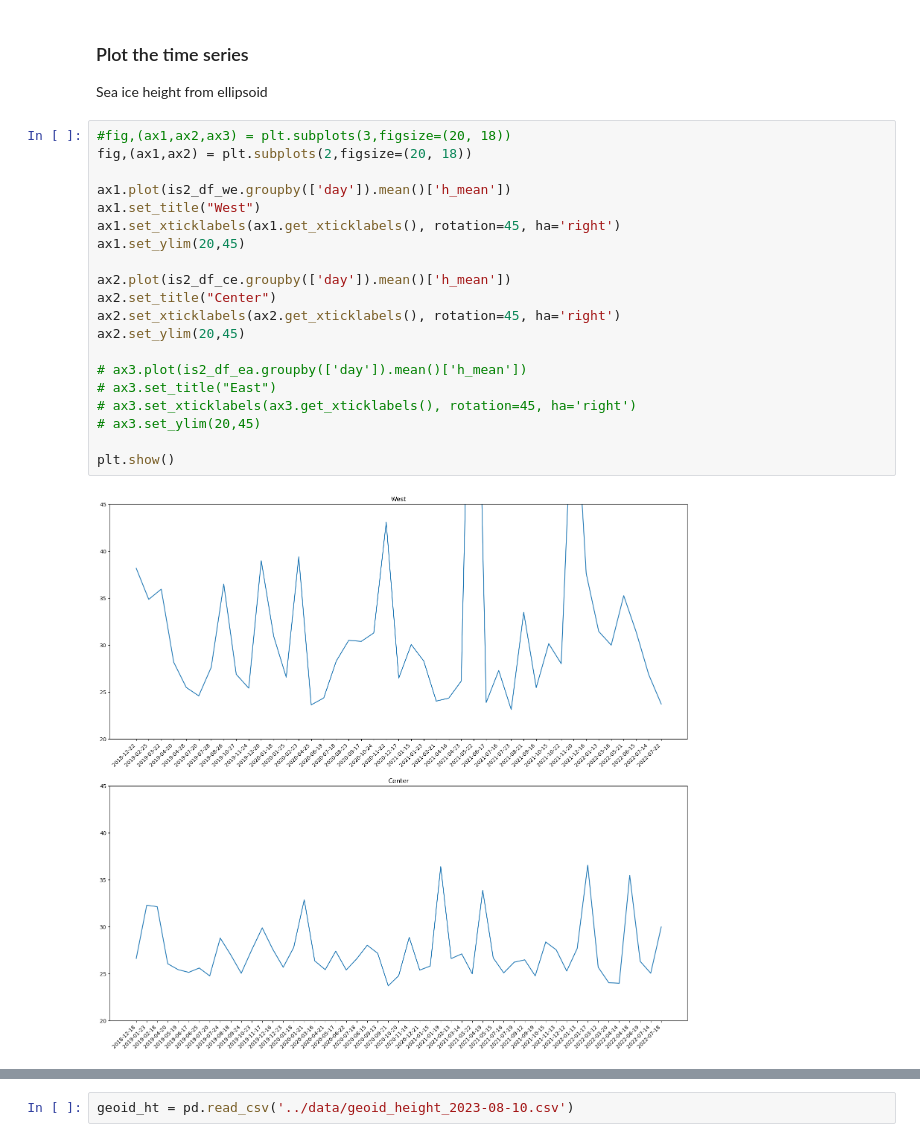
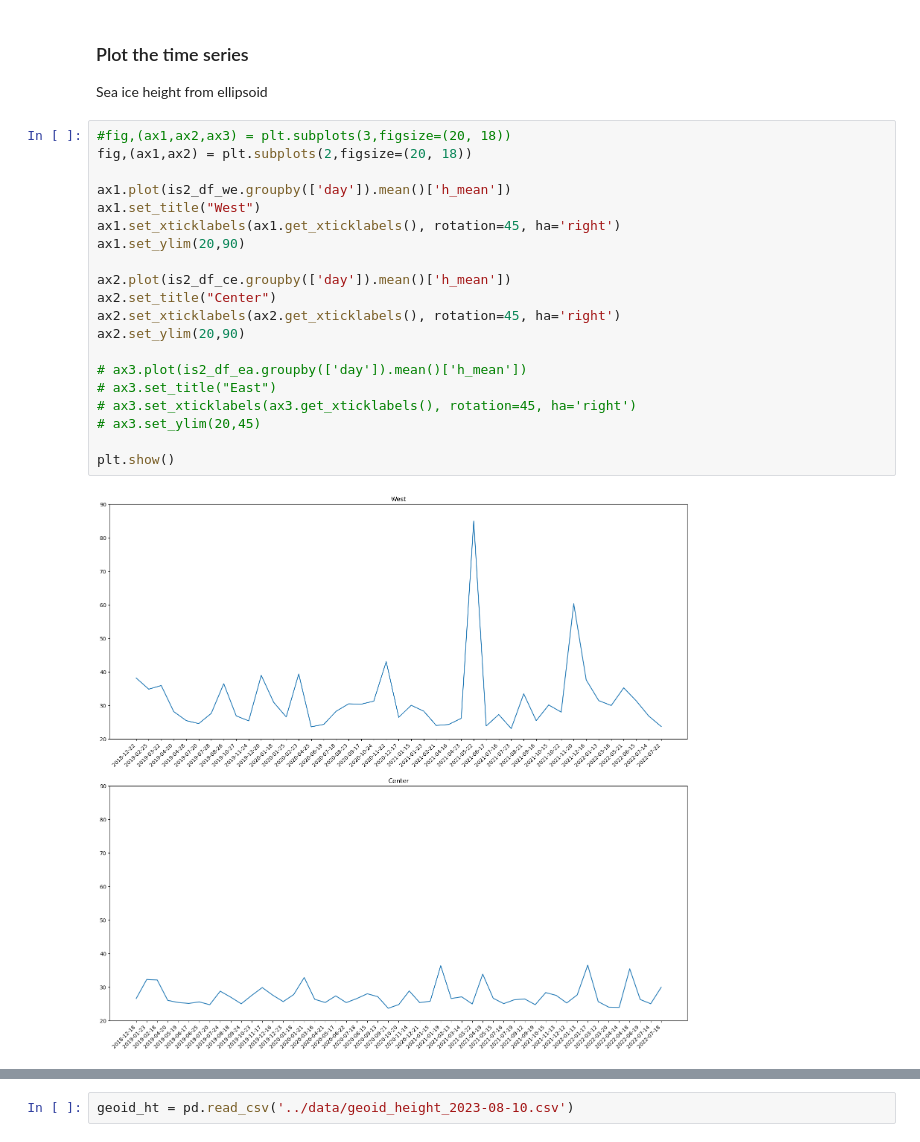
Before and after one commit to tparker1/icemelange, a Jupyter notebook: notebooks/icemelange_timeseries.ipynb, the cells around one changed output, grey strips where cells are left out. Cells and saved outputs as stored; diff of their text form.

```diff
--- a/notebooks/icemelange_timeseries.ipynb
+++ b/notebooks/icemelange_timeseries.ipynb
@@ -429,25 +337,25 @@ Sea ice height from ellipsoid
 # %%
 #fig,(ax1,ax2,ax3) = plt.subplots(3,figsize=(20, 18))
 fig,(ax1,ax2) = plt.subplots(2,figsize=(20, 18))
 
 ax1.plot(is2_df_we.groupby(['day']).mean()['h_mean'])
 ax1.set_title("West")
 ax1.set_xticklabels(ax1.get_xticklabels(), rotation=45, ha='right')
-ax1.set_ylim(20,45)
+ax1.set_ylim(20,90)
 
 ax2.plot(is2_df_ce.groupby(['day']).mean()['h_mean'])
 ax2.set_title("Center")
 ax2.set_xticklabels(ax2.get_xticklabels(), rotation=45, ha='right')
-ax2.set_ylim(20,45)
+ax2.set_ylim(20,90)
 
 # ax3.plot(is2_df_ea.groupby(['day']).mean()['h_mean'])
 # ax3.set_title("East")
 # ax3.set_xticklabels(ax3.get_xticklabels(), rotation=45, ha='right')
 # ax3.set_ylim(20,45)
 
 plt.show()
 # %% [output]
-[figure, old version]
+[figure, new version]
 # %% [markdown]
 ## Height correction
 Work in progress...
```
Also changed, not shown: parts of 11 cells of this notebook.
